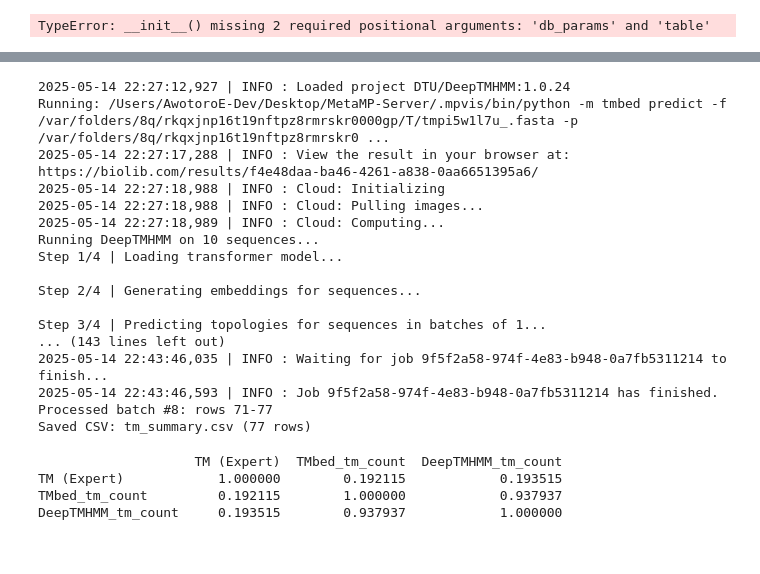
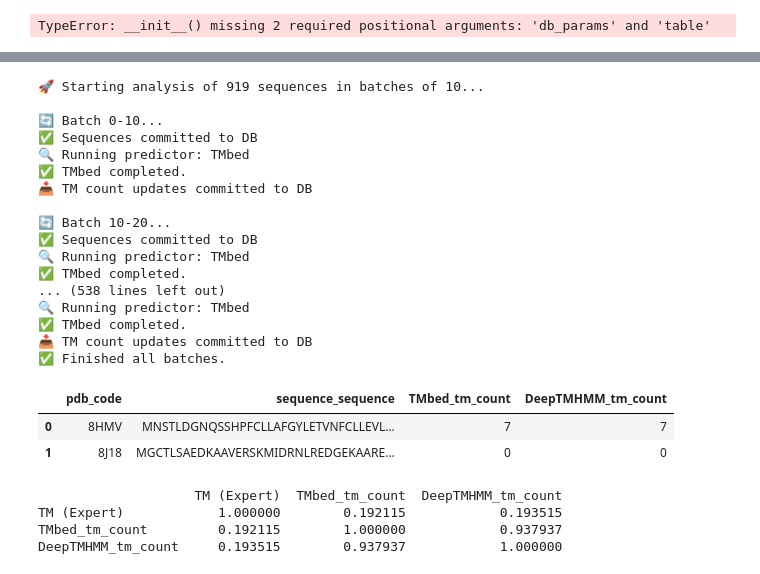
Before and after one commit to Ebenco36/MetaMP-Server, a Jupyter notebook: JupyterNotebookTest.ipynb, the cells around one changed output, grey strips where cells are left out. Saved outputs shown, nothing was run; the diff lists cells and outputs as text; code cells hidden in the pictures.

```diff
--- a/JupyterNotebookTest.ipynb
+++ b/JupyterNotebookTest.ipynb
@@ -2383,7 +2385,7 @@ analyzer = MultiModelAnalyzer(
     max_workers=2
 )
 
-analyzer.register(TMbedPredictor(format_code=0, use_gpu=False))
+# analyzer.register(TMbedPredictor(format_code=0, use_gpu=True))
 analyzer.register(DeepTMHMMPredictor())
 
 result_df = analyzer.analyze(
@@ -2393,23 +2395,29 @@ result_df = analyzer.analyze(
     csv_out="tm_summary.csv"
 )
 # %% [output]
-2025-05-14 22:27:12,927 | INFO : Loaded project DTU/DeepTMHMM:1.0.24
-Running: /Users/AwotoroE-Dev/Desktop/MetaMP-Server/.mpvis/bin/python -m tmbed predict -f /var/folders/8q/rkqxjnp16t19nftpz8rmrskr0000gp/T/tmpi5w1l7u_.fasta -p /var/folders/8q/rkqxjnp16t19nftpz8rmrskr0 ...
-2025-05-14 22:27:17,288 | INFO : View the result in your browser at: https://biolib.com/results/f4e48daa-ba46-4261-a838-0aa6651395a6/
-2025-05-14 22:27:18,988 | INFO : Cloud: Initializing
-2025-05-14 22:27:18,988 | INFO : Cloud: Pulling images...
-2025-05-14 22:27:18,989 | INFO : Cloud: Computing...
-Running DeepTMHMM on 10 sequences...
-Step 1/4 | Loading transformer model...
+🚀 Starting analysis of 919 sequences in batches of 10...
 
-Step 2/4 | Generating embeddings for sequences...
+🔄 Batch 0-10...
+✅ Sequences committed to DB
+🔍 Running predictor: TMbed
+✅ TMbed completed.
+📥 TM count updates committed to DB
 
-Step 3/4 | Predicting topologies for sequences in batches of 1...
-... (143 lines left out)
-2025-05-14 22:43:46,035 | INFO : Waiting for job 9f5f2a58-974f-4e83-b948-0a7fb5311214 to finish...
-2025-05-14 22:43:46,593 | INFO : Job 9f5f2a58-974f-4e83-b948-0a7fb5311214 has finished.
-Processed batch #8: rows 71-77
-Saved CSV: tm_summary.csv (77 rows)
+🔄 Batch 10-20...
+✅ Sequences committed to DB
+🔍 Running predictor: TMbed
+✅ TMbed completed.
+... (538 lines left out)
+🔍 Running predictor: TMbed
+✅ TMbed completed.
+📥 TM count updates committed to DB
+✅ Finished all batches.
+# %%
+result_df
+# %% [output]
+|  | pdb_code | sequence_sequence | TMbed_tm_count | DeepTMHMM_tm_count |
+| 0 | 8HMV | MNSTLDGNQSSHPFCLLAFGYLETVNFCLLEVL... | 7 | 7 |
+| 1 | 8J18 | MGCTLSAEDKAAVERSKMIDRNLREDGEKAARE... | 0 | 0 |
 # %%
 import pandas as pd
 
```
Also changed, not shown: parts of 5 cells of this notebook, 47 other files.
